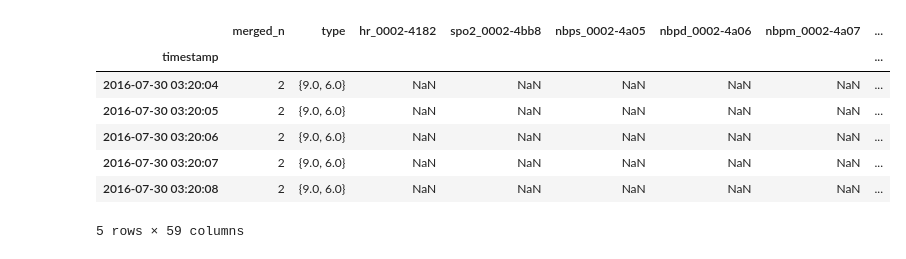
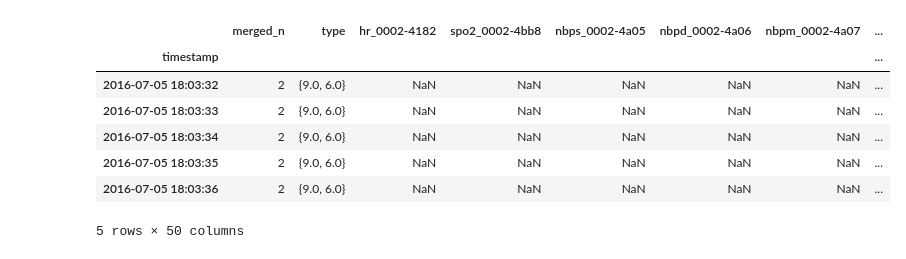
Before and after one commit to TomMonks/cats-time-series, a Jupyter notebook: test_input.ipynb, the cells around one changed output. Cells and saved outputs as stored; diff of their text form; code cells hidden in the pictures.

```diff
--- a/test_input.ipynb
+++ b/test_input.ipynb
@@ -17,18 +17,18 @@ files = read_trip_file_names('/home/tom/Documents/code/cats_data')
 #25 - a nice example
 #32 contains 'invalid date'
 
-ct = CleanTrip(files[75])
+ct = CleanTrip(files[40], wave_features=['mean', 'std', 'max'])
 # %%
 ct.clean()
 # %%
-ct.time_series.tail()
+ct.time_series.head()
 # %% [output]
 |  | merged_n | type | hr_0002-4182 | spo2_0002-4bb8 | nbps_0002-4a05 | nbpd_0002-4a06 | nbpm_0002-4a07 | ... |
 | timestamp |  |  |  |  |  |  |  | ... |
-| 2016-07-30 03:20:04 | 2 | {9.0, 6.0} | NaN | NaN | NaN | NaN | NaN | ... |
-| 2016-07-30 03:20:05 | 2 | {9.0, 6.0} | NaN | NaN | NaN | NaN | NaN | ... |
-| 2016-07-30 03:20:06 | 2 | {9.0, 6.0} | NaN | NaN | NaN | NaN | NaN | ... |
-| 2016-07-30 03:20:07 | 2 | {9.0, 6.0} | NaN | NaN | NaN | NaN | NaN | ... |
-| 2016-07-30 03:20:08 | 2 | {9.0, 6.0} | NaN | NaN | NaN | NaN | NaN | ... |
+| 2016-07-05 18:03:32 | 2 | {9.0, 6.0} | NaN | NaN | NaN | NaN | NaN | ... |
+| 2016-07-05 18:03:33 | 2 | {9.0, 6.0} | NaN | NaN | NaN | NaN | NaN | ... |
+| 2016-07-05 18:03:34 | 2 | {9.0, 6.0} | NaN | NaN | NaN | NaN | NaN | ... |
+| 2016-07-05 18:03:35 | 2 | {9.0, 6.0} | NaN | NaN | NaN | NaN | NaN | ... |
+| 2016-07-05 18:03:36 | 2 | {9.0, 6.0} | NaN | NaN | NaN | NaN | NaN | ... |
-5 rows × 59 columns
+5 rows × 50 columns
 # %%
```
Also changed, not shown: parts of 4 cells of this notebook, 1 other file.
